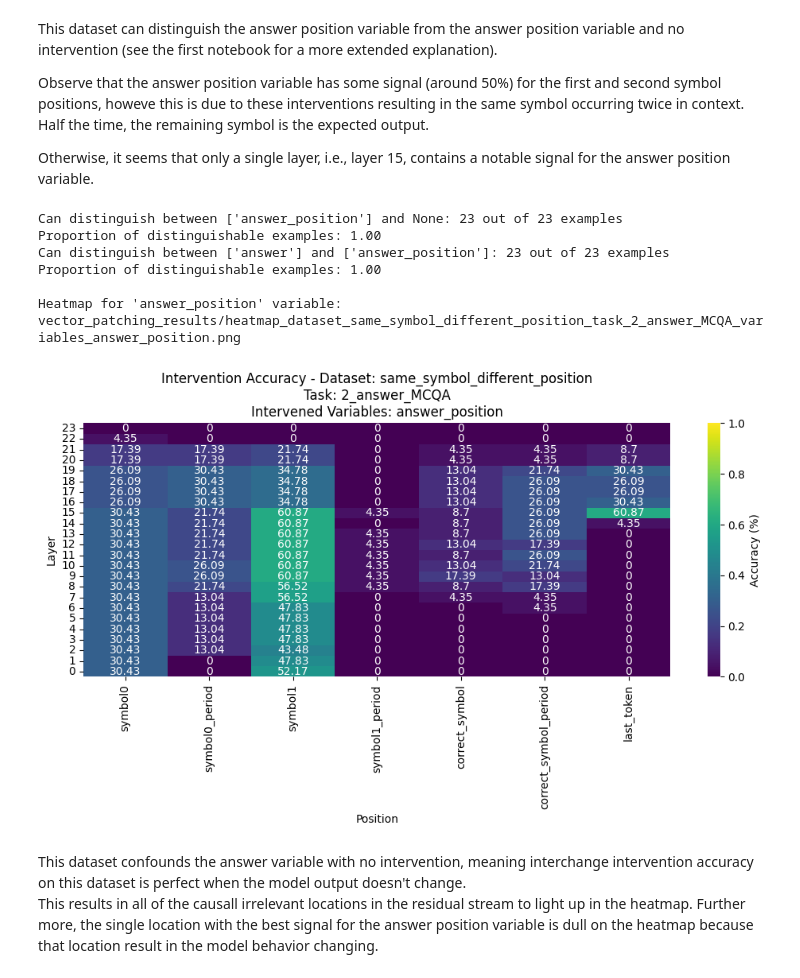
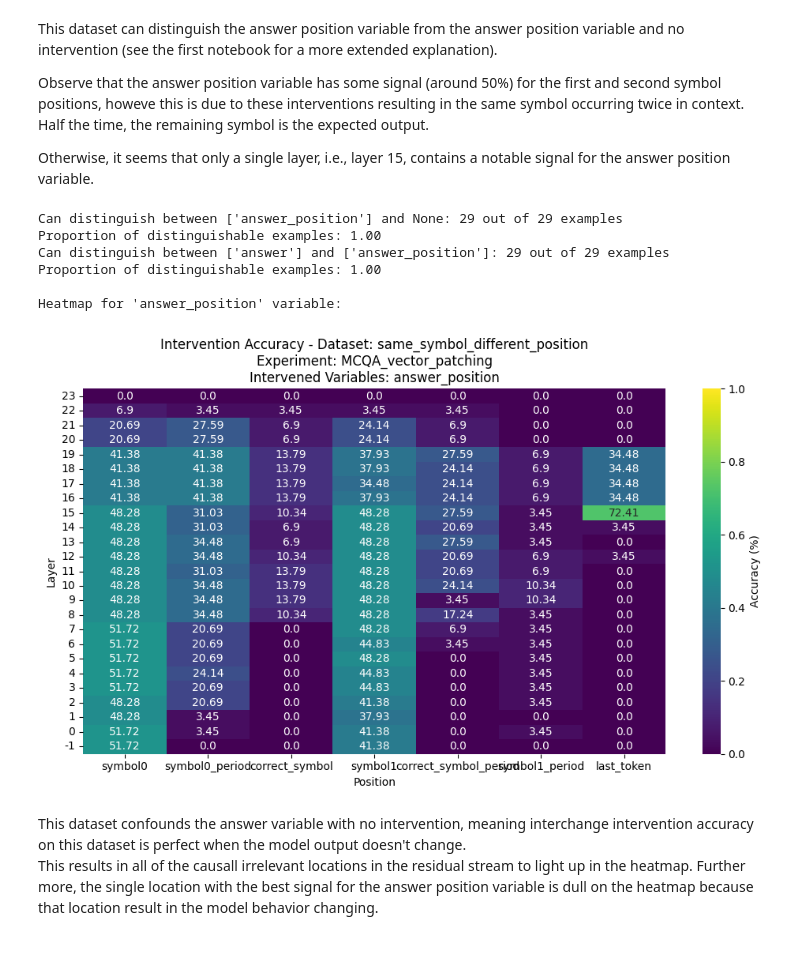
Before and after one commit to goodfire-ai/causalab, a Jupyter notebook: demos/onboarding_tutorial/03_localize_with_patching.ipynb, the cells around one changed output. Saved outputs shown, nothing was run; the diff lists cells and outputs as text; code cells hidden in the pictures; blank space fills up the shorter version.

```diff
--- a/demos/onboarding_tutorial/03_localize_with_patching.ipynb
+++ b/demos/onboarding_tutorial/03_localize_with_patching.ipynb
@@ -24,9 +31,12 @@ In the second notebook, the tracing experiments provide a window into the comput
 Now, we will move on to a setting where we have a full dataset of original-counterfactual input pairs that we can use to compute the average effects of interventions.
 We will start by using the counterfactual datasets from the first notebook.
 # %%
-from causal.counterfactual_dataset import CounterfactualDataset
 size = 64
-counterfactual_datasets = MCQA_task.create_datasets(size)
+counterfactual_datasets = {
+    "different_symbol": CounterfactualDataset.from_sampler(size, different_symbol),
+    "same_symbol_different_position": CounterfactualDataset.from_sampler(size, same_symbol_different_position),
+    "random_counterfactual": CounterfactualDataset.from_sampler(size, random_counterfactual)
+}
 # %% [markdown]
 ## Filtering the Counterfactual Datasets
 
@@ -58,7 +68,9 @@ We are aggregating the results of activation patching across many interchange in
 
 The token position objects allow for a dynamic notion of position We use in defining the correct_symbol token positions, which will be the first or the second symbol depending on the input.
 # %%
-token_positions = list(MCQA_task.create_token_positions(pipeline).values())
+from tasks.MCQA.token_positions import create_token_positions
+
+token_positions = list(create_token_positions(pipeline).values())
 
 for token_position in token_positions:
     print(f"\nToken position: {token_position.id}")
@@ -91,16 +103,28 @@ The central idea of causal abstraction analysis is that a causal model is a fait
 
 After we perform the interchange interventions on the language model and collect the results, we will use the causal model to interpret the results and reveal the answer and answer pointer variables in the network.
 # %%
-from experiments.LM_experiments.residual_stream_experiment import PatchResidualStream
+from causal.causal_utils import compute_interchange_scores
+from experiments.LM_experiments import PatchResidualStream
 
-start = 0
+start = -1
 end = pipeline.get_num_layers()
-config = {"batch_size":64}
+config = {"batch_size": 64, "id": "MCQA_vector_patching"}
 target_variables_list  = [["answer"], ["answer_position"]]
 results_dir = "vector_patching_results"
 
-experiment = PatchResidualStream(pipeline, causal_model, list(range(start, end)), token_positions, checker, config=config)
-raw_results = experiment.perform_interventions(filtered_datasets, verbose=True, target_variables_list=target_variables_list)
+experiment = PatchResidualStream(pipeline, list(range(start, end)), token_positions, config=config)
+
+# Step 1: Run interventions once (expensive)
+raw_results = experiment.perform_interventions(filtered_datasets, verbose=True)
+
+# Step 2: Compute scores for target variables (cheap, can repeat with different variables)
+results = compute_interchange_scores(
+    raw_results,
+    causal_model,
+    filtered_datasets,
+    target_variables_list=target_variables_list,
+    checker=checker
+)
 # %% [markdown]
 ## Different Symbol Counterfactual Results (Localizing the Answer)
 
@@ -202,25 +222,24 @@ Observe that the answer position variable has some signal (around 50%) for the f
 
 Otherwise, it seems that only a single layer, i.e., layer 15, contains a notable signal for the answer position variable.
 # %%
-same_diff_results = copy.deepcopy(raw_results)
+same_diff_results = copy.deepcopy(results)
 del same_diff_results["dataset"]["different_symbol"]
 del same_diff_results["dataset"]["random_counterfactual"]
 
 
 causal_model.can_distinguish_with_dataset(same_symbol_diff_position_pairs, ["answer_position"], None)
 causal_model.can_distinguish_with_dataset(same_symbol_diff_position_pairs, ["answer"], ["answer_position"])
 
 print("\nHeatmap for 'answer_position' variable:")
 experiment.plot_heatmaps(same_diff_results, ["answer_position"], save_path=results_dir)
 # %% [output]
-Can distinguish between ['answer_position'] and None: 23 out of 23 examples
+Can distinguish between ['answer_position'] and None: 29 out of 29 examples
 Proportion of distinguishable examples: 1.00
-Can distinguish between ['answer'] and ['answer_position']: 23 out of 23 examples
+Can distinguish between ['answer'] and ['answer_position']: 29 out of 29 examples
 Proportion of distinguishable examples: 1.00
 
 Heatmap for 'answer_position' variable:
-vector_patching_results/heatmap_dataset_same_symbol_different_position_task_2_answer_MCQA_variables_answer_position.png
-[figure, old version]
+[figure, new version]
 # %% [markdown]
 This dataset confounds the answer variable with no intervention, meaning interchange intervention accuracy on this dataset is perfect when the model output doesn't change.
 This results in all of the causall irrelevant locations in the residual stream to light up in the heatmap. Further more, the single location with the best signal for the answer position variable is dull on the heatmap because that location result in the model behavior changing.
```
Also changed, not shown: parts of 11 cells of this notebook, 46 other files.
